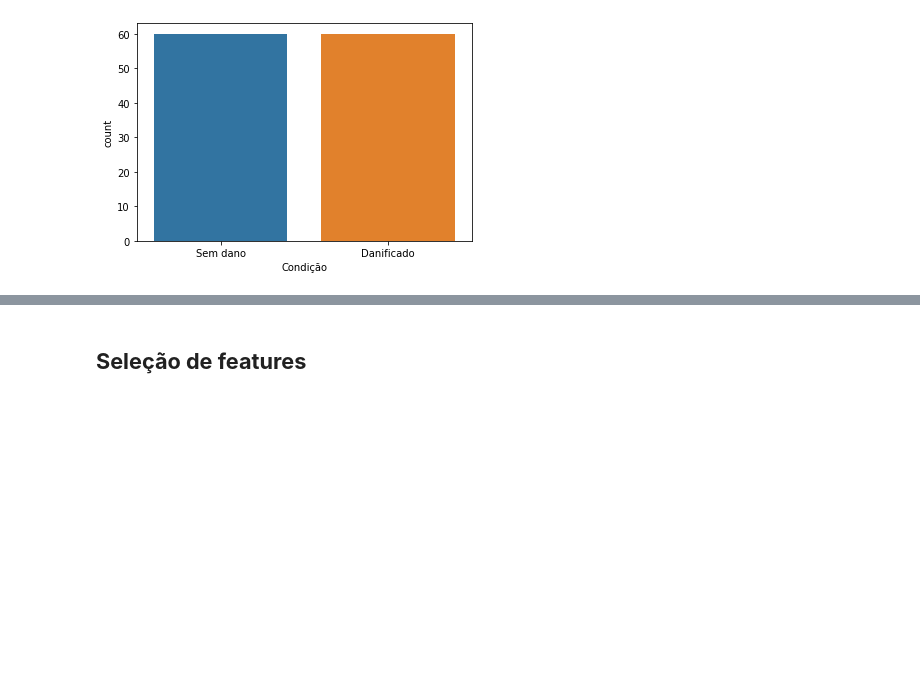
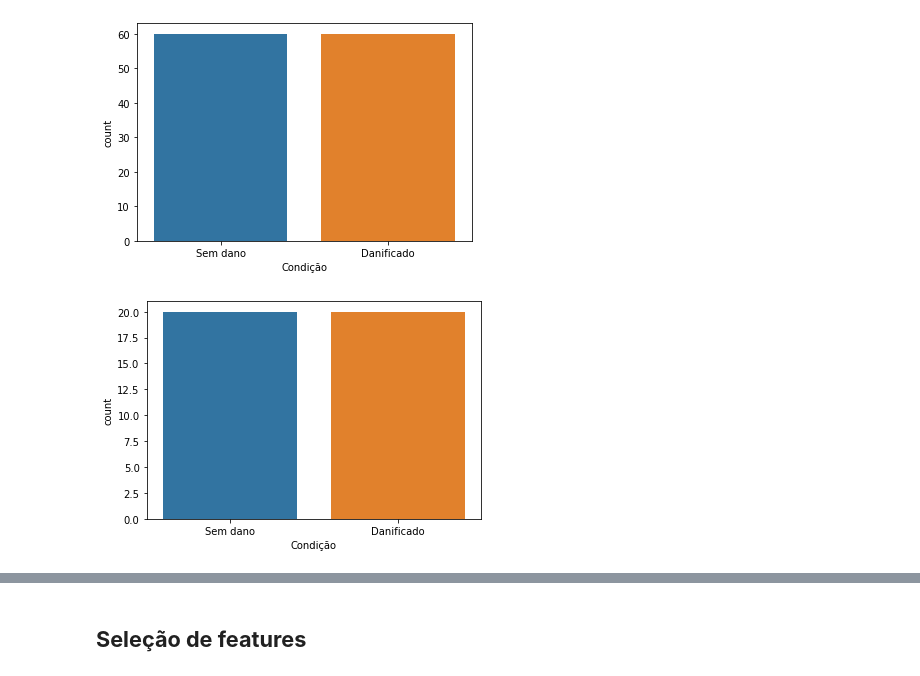
Before and after one commit to OtavioCarvalho1/Time_Series, a Jupyter notebook: SHM_ML_Versão_1.ipynb, the cells around one changed output, grey strips where cells are left out. Saved outputs shown, nothing was run; the diff lists cells and outputs as text; code cells hidden in the pictures; blank space fills up the shorter version.

```diff
--- a/SHM_ML_Versão_1.ipynb
+++ b/SHM_ML_Versão_1.ipynb
@@ -451,3 +542,9 @@ sns.countplot(y)
 plt.show()
 # %% [output]
 [figure]
+# %%
+sns.countplot(y_no_noise)
+
+plt.show()
+# %% [output]
+[figure, added]
```
Also changed, not shown: parts of 24 cells of this notebook.
